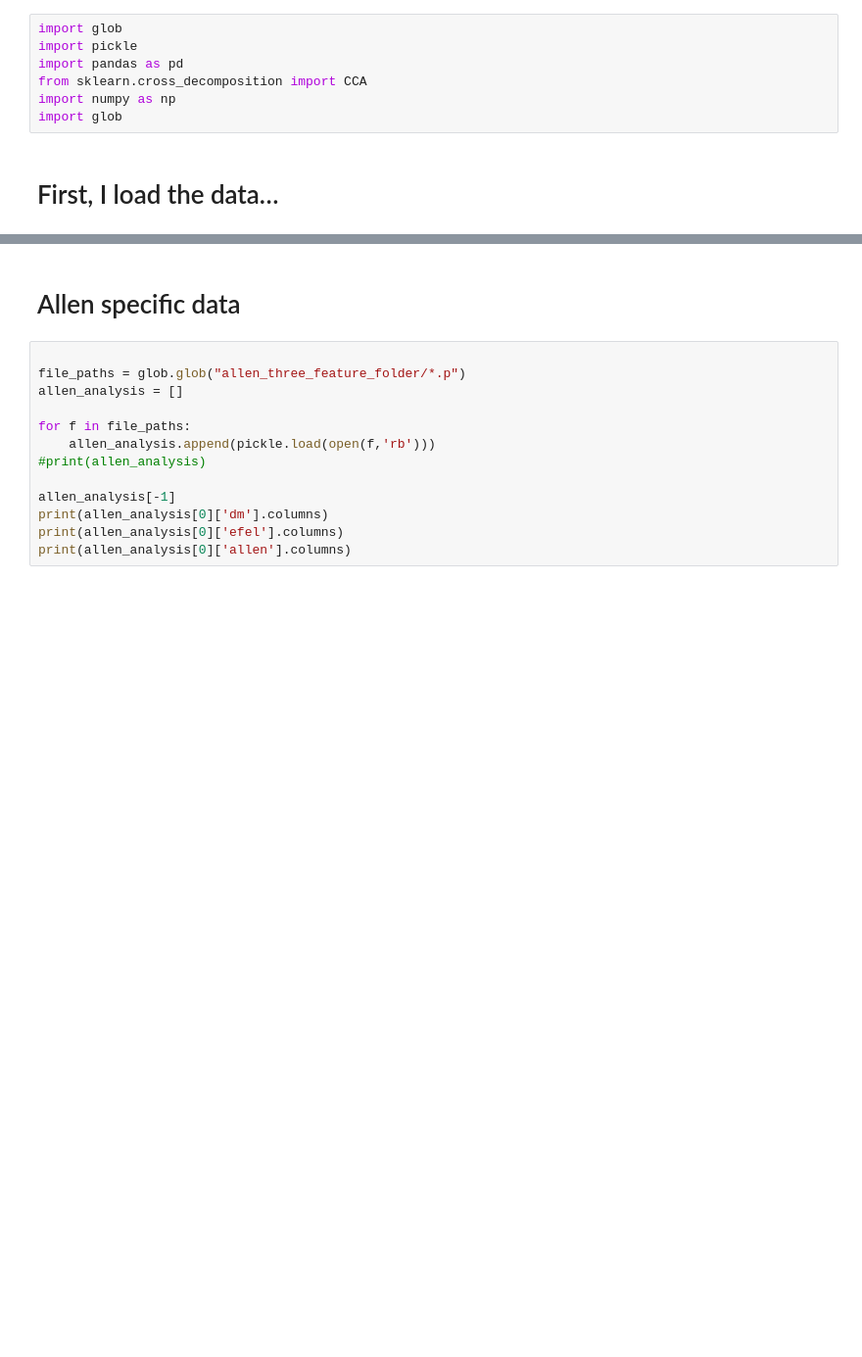
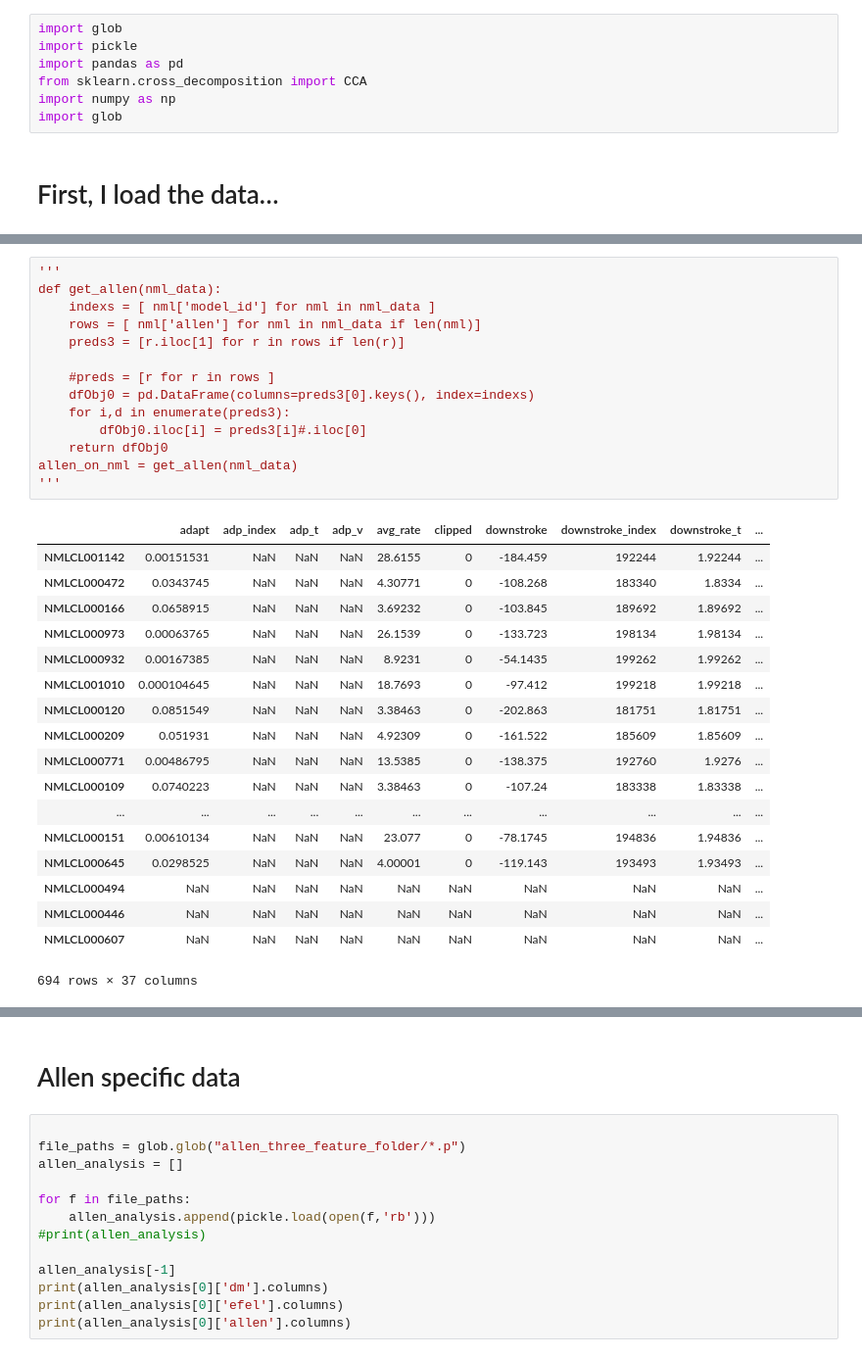
Before and after one commit to russelljjarvis/AllenDruckmannData, a Jupyter notebook: lighter.ipynb, the cells around one changed output, grey strips where cells are left out. Shown at 98% size. Cells and saved outputs as stored; diff of their text form; blank space fills up the shorter version.

```diff
--- a/lighter.ipynb
+++ b/lighter.ipynb
@@ -54,0 +143,33 @@ with open('models_and_data.p','wb') as f:
+# %%
+'''
+def get_allen(nml_data):
+    indexs = [ nml['model_id'] for nml in nml_data ]
+    rows = [ nml['allen'] for nml in nml_data if len(nml)]
+    preds3 = [r.iloc[1] for r in rows if len(r)]
+
+    #preds = [r for r in rows ]
+    dfObj0 = pd.DataFrame(columns=preds3[0].keys(), index=indexs)
+    for i,d in enumerate(preds3):
+        dfObj0.iloc[i] = preds3[i]#.iloc[0]
+    return dfObj0
+allen_on_nml = get_allen(nml_data)
+'''
+# %% [output]
+|  | adapt | adp_index | adp_t | adp_v | avg_rate | clipped | downstroke | downstroke_index | downstroke_t | ... |
+| NMLCL001142 | 0.00151531 | NaN | NaN | NaN | 28.6155 | 0 | -184.459 | 192244 | 1.92244 | ... |
+| NMLCL000472 | 0.0343745 | NaN | NaN | NaN | 4.30771 | 0 | -108.268 | 183340 | 1.8334 | ... |
+| NMLCL000166 | 0.0658915 | NaN | NaN | NaN | 3.69232 | 0 | -103.845 | 189692 | 1.89692 | ... |
+| NMLCL000973 | 0.00063765 | NaN | NaN | NaN | 26.1539 | 0 | -133.723 | 198134 | 1.98134 | ... |
+| NMLCL000932 | 0.00167385 | NaN | NaN | NaN | 8.9231 | 0 | -54.1435 | 199262 | 1.99262 | ... |
+| NMLCL001010 | 0.000104645 | NaN | NaN | NaN | 18.7693 | 0 | -97.412 | 199218 | 1.99218 | ... |
+| NMLCL000120 | 0.0851549 | NaN | NaN | NaN | 3.38463 | 0 | -202.863 | 181751 | 1.81751 | ... |
+| NMLCL000209 | 0.051931 | NaN | NaN | NaN | 4.92309 | 0 | -161.522 | 185609 | 1.85609 | ... |
+| NMLCL000771 | 0.00486795 | NaN | NaN | NaN | 13.5385 | 0 | -138.375 | 192760 | 1.9276 | ... |
+| NMLCL000109 | 0.0740223 | NaN | NaN | NaN | 3.38463 | 0 | -107.24 | 183338 | 1.83338 | ... |
+| ... | ... | ... | ... | ... | ... | ... | ... | ... | ... | ... |
+| NMLCL000151 | 0.00610134 | NaN | NaN | NaN | 23.077 | 0 | -78.1745 | 194836 | 1.94836 | ... |
+| NMLCL000645 | 0.0298525 | NaN | NaN | NaN | 4.00001 | 0 | -119.143 | 193493 | 1.93493 | ... |
+| NMLCL000494 | NaN | NaN | NaN | NaN | NaN | NaN | NaN | NaN | NaN | ... |
+| NMLCL000446 | NaN | NaN | NaN | NaN | NaN | NaN | NaN | NaN | NaN | ... |
+| NMLCL000607 | NaN | NaN | NaN | NaN | NaN | NaN | NaN | NaN | NaN | ... |
+694 rows × 37 columns
```
Also changed, not shown: parts of 8 cells of this notebook.
